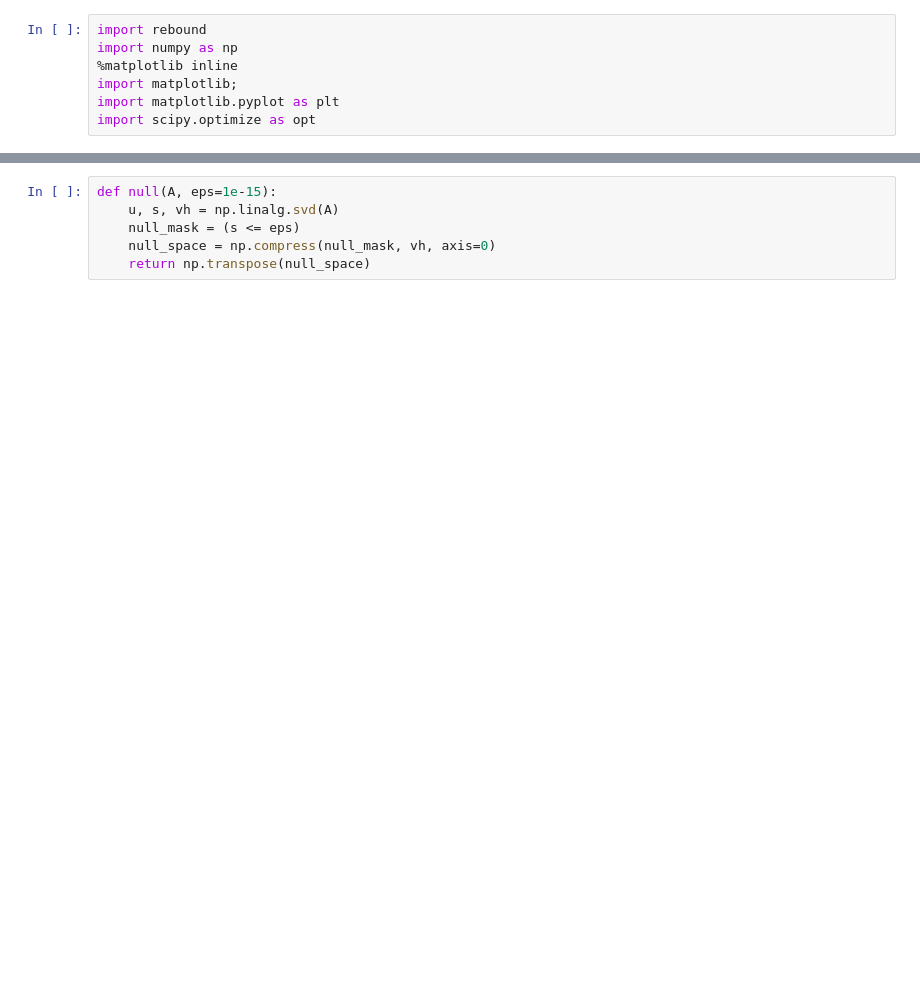
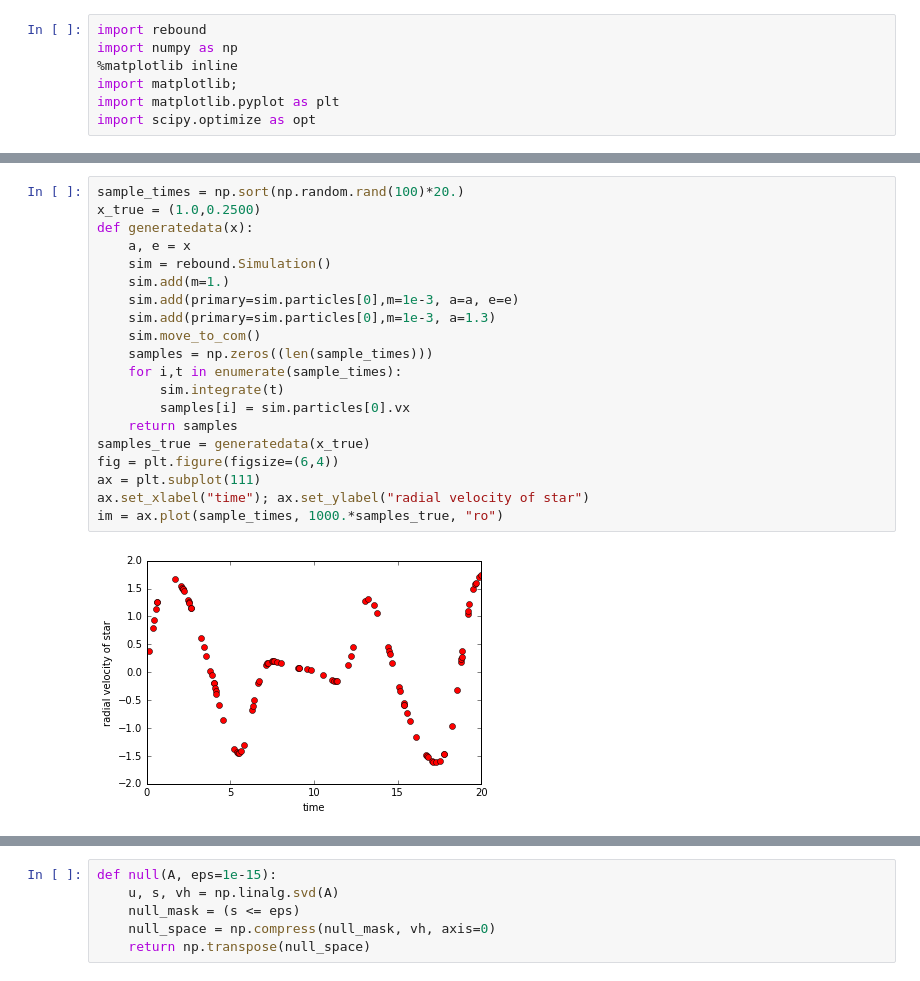
Before and after one commit to hannorein/rebound, a Jupyter notebook: Homotopy.ipynb, the cells around one changed output, grey strips where cells are left out. Saved outputs shown, nothing was run; the diff lists cells and outputs as text; blank space fills up the shorter version.

```diff
--- a/Homotopy.ipynb
+++ b/Homotopy.ipynb
@@ -98,0 +14,22 @@ array([[ 0.04367371,  0.00112282],
+# %%
+sample_times = np.sort(np.random.rand(100)*20.)
+x_true = (1.0,0.2500)
+def generatedata(x):
+    a, e = x
+    sim = rebound.Simulation()
+    sim.add(m=1.)
+    sim.add(primary=sim.particles[0],m=1e-3, a=a, e=e)
+    sim.add(primary=sim.particles[0],m=1e-3, a=1.3)
+    sim.move_to_com()
+    samples = np.zeros((len(sample_times)))
+    for i,t in enumerate(sample_times):
+        sim.integrate(t)
+        samples[i] = sim.particles[0].vx
+    return samples
+samples_true = generatedata(x_true)
+fig = plt.figure(figsize=(6,4))
+ax = plt.subplot(111)
+ax.set_xlabel("time"); ax.set_ylabel("radial velocity of star")
+im = ax.plot(sample_times, 1000.*samples_true, "ro")
+# %% [output]
+[figure, added]
```
Also changed, not shown: parts of 24 cells of this notebook, 1 other file.
